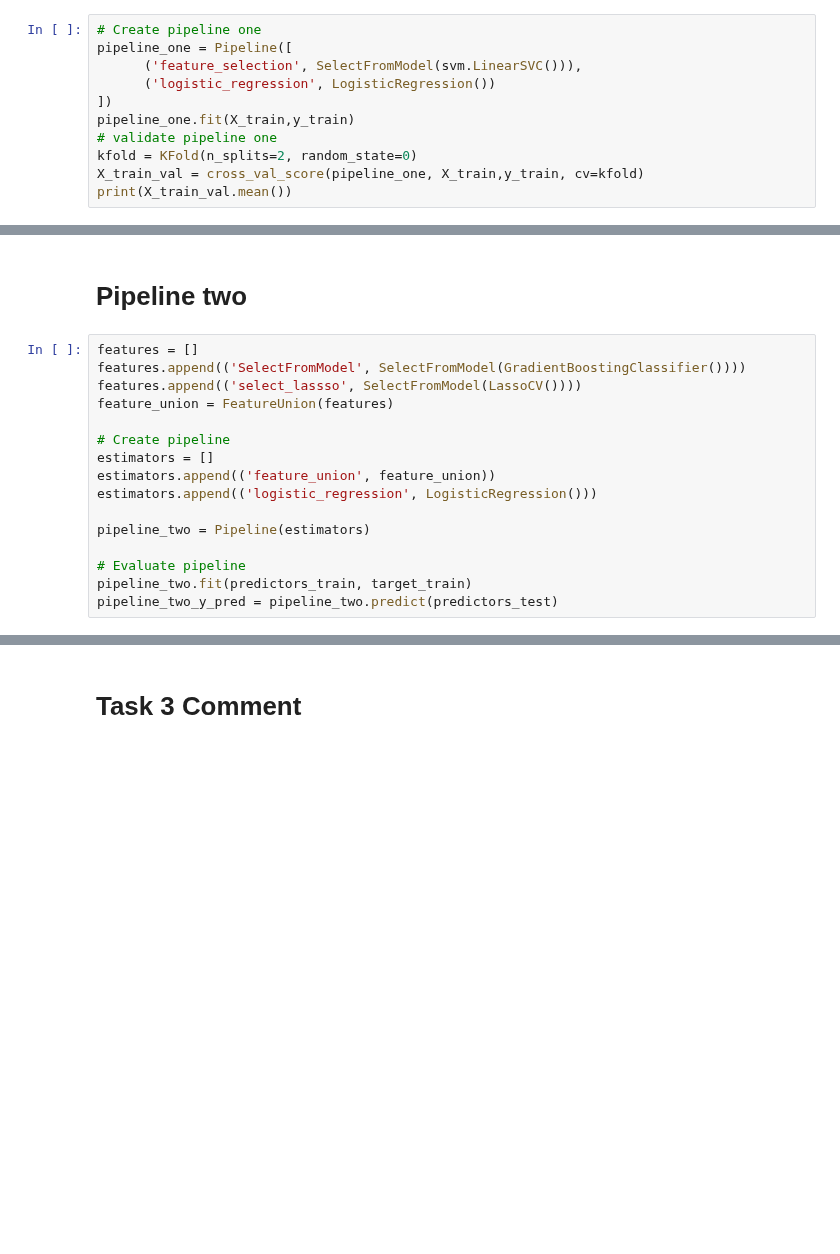
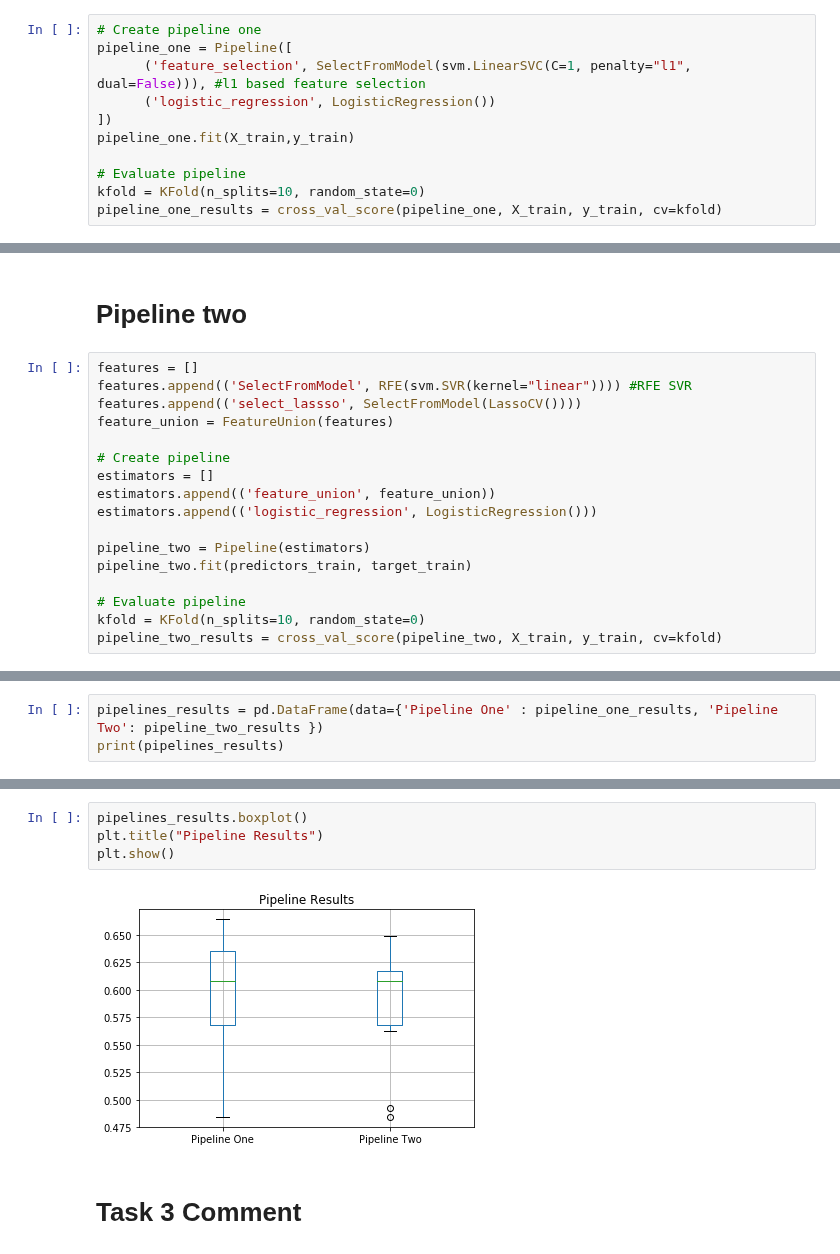
Before and after one commit to vipulpopat/MSCAI_Sem1_Etivity5, a Jupyter notebook: Etivity5-Feature Selection_18203485.ipynb, the cells around one changed output, grey strips where cells are left out. Drawn from its saved outputs; the diff is of its cells as text; blank space fills up the shorter version.

```diff
--- a/Etivity5-Feature Selection_18203485.ipynb
+++ b/Etivity5-Feature Selection_18203485.ipynb
@@ -352,11 +422,11 @@ X_train, X_test, y_train, y_test = train_test_split(predictors,target, test_size
 # %%
 # Create pipeline one
 pipeline_one = Pipeline([
-      ('feature_selection', SelectFromModel(svm.LinearSVC())),
+      ('feature_selection', SelectFromModel(svm.LinearSVC(C=1, penalty="l1", dual=False))), #l1 based feature selection
       ('logistic_regression', LogisticRegression())
 ])
 pipeline_one.fit(X_train,y_train)
-# validate pipeline one
-kfold = KFold(n_splits=2, random_state=0)
-X_train_val = cross_val_score(pipeline_one, X_train,y_train, cv=kfold)
-print(X_train_val.mean())
+
+# Evaluate pipeline
+kfold = KFold(n_splits=10, random_state=0)
+pipeline_one_results = cross_val_score(pipeline_one, X_train, y_train, cv=kfold)
@@ -378,7 +446,7 @@ print(linear_reg_score_test)
 # Pipeline two
 # %%
 features = []
-features.append(('SelectFromModel', SelectFromModel(GradientBoostingClassifier())))
+features.append(('SelectFromModel', RFE(svm.SVR(kernel="linear")))) #RFE SVR
 features.append(('select_lassso', SelectFromModel(LassoCV())))
 feature_union = FeatureUnion(features)
 
@@ -388,7 +456,8 @@ estimators.append(('feature_union', feature_union))
 estimators.append(('logistic_regression', LogisticRegression()))
 
 pipeline_two = Pipeline(estimators)
+pipeline_two.fit(predictors_train, target_train)
 
 # Evaluate pipeline
-pipeline_two.fit(predictors_train, target_train)
-pipeline_two_y_pred = pipeline_two.predict(predictors_test)
+kfold = KFold(n_splits=10, random_state=0)
+pipeline_two_results = cross_val_score(pipeline_two, X_train, y_train, cv=kfold)
@@ -398,0 +476,3 @@ pipeline_two_score_test = pipeline_two.score(predictors_test, target_test)
+# %%
+pipelines_results = pd.DataFrame(data={'Pipeline One' : pipeline_one_results, 'Pipeline Two': pipeline_two_results })
+print(pipelines_results)
@@ -399,2 +491,8 @@ pipeline_two_score_test = pipeline_two.score(predictors_test, target_test)
+# %%
+pipelines_results.boxplot()
+plt.title("Pipeline Results")
+plt.show()
+# %% [output]
+[figure, added]
 # %% [markdown]
 # Task 3 Comment
```
Also changed, not shown: parts of 22 cells of this notebook.
